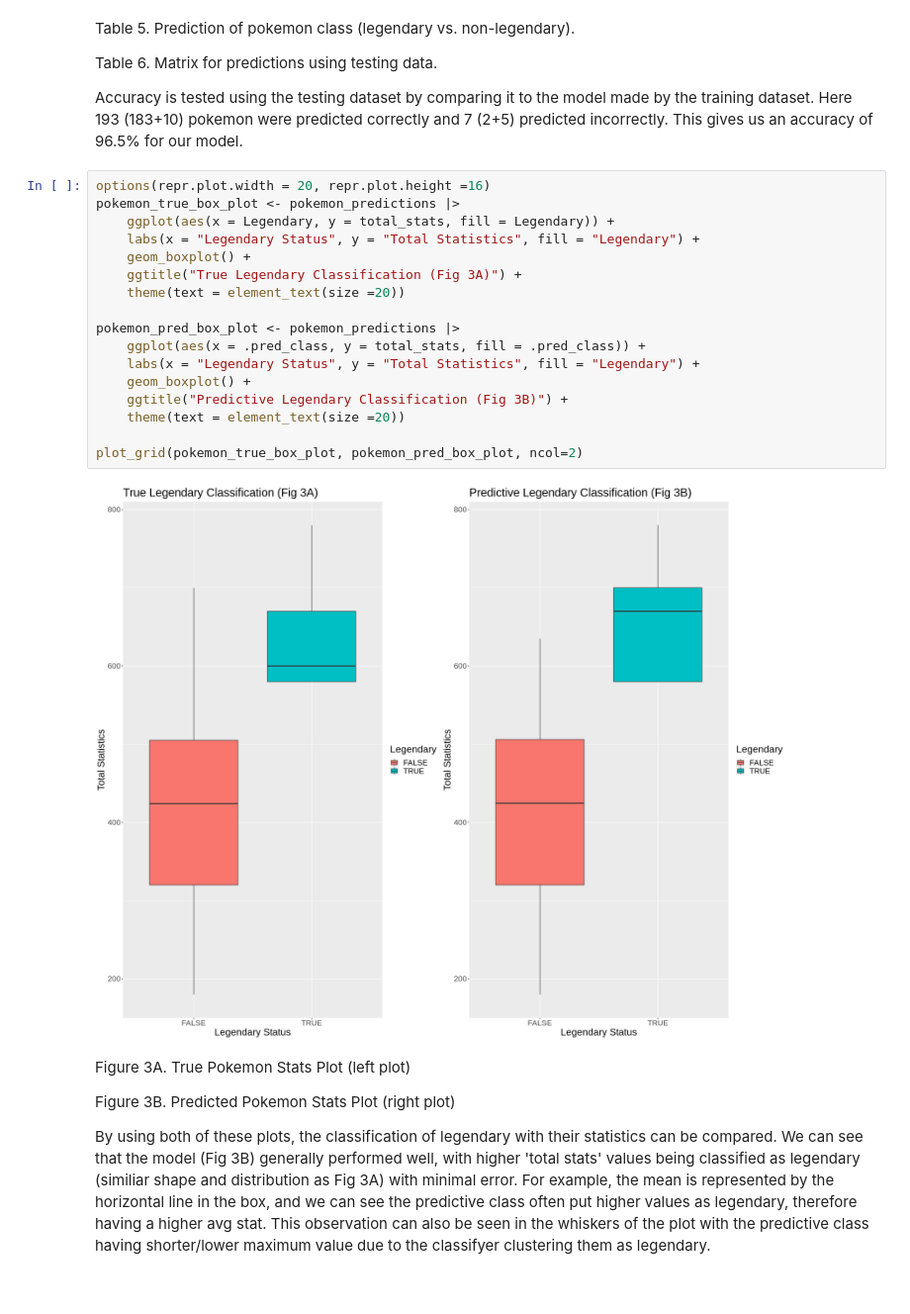
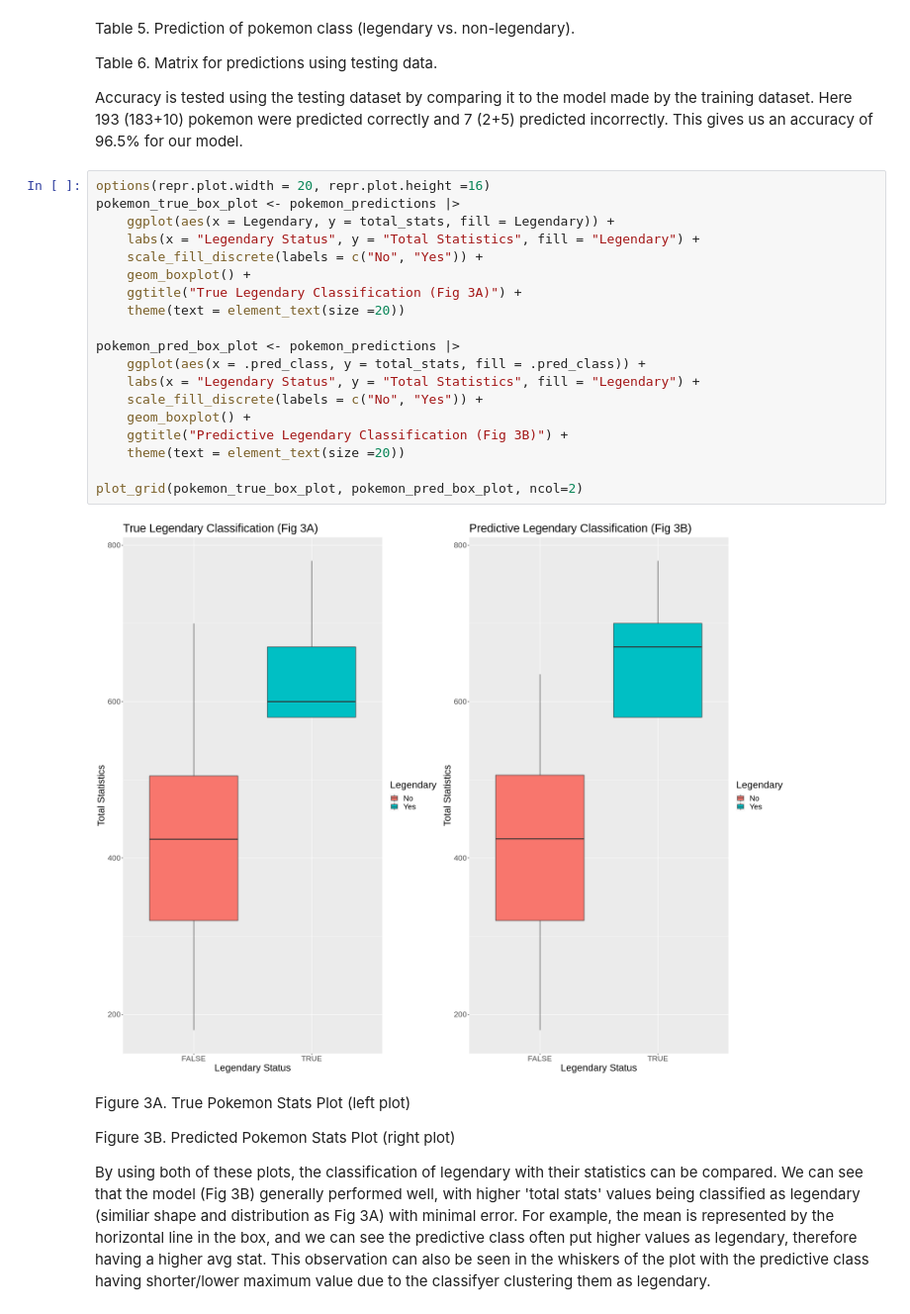
Before and after one commit to dlee03/DSCI_group_project, a Jupyter notebook: groupproject.ipynb, the cells around one changed output. Shown: that part at 99% size. Cells and saved outputs as stored; diff of their text form.

```diff
--- a/groupproject.ipynb
+++ b/groupproject.ipynb
@@ -311,22 +312,24 @@ Accuracy is tested using the testing dataset by comparing it to the model made b
 # %%
 options(repr.plot.width = 20, repr.plot.height =16)
 pokemon_true_box_plot <- pokemon_predictions |>
     ggplot(aes(x = Legendary, y = total_stats, fill = Legendary)) +
     labs(x = "Legendary Status", y = "Total Statistics", fill = "Legendary") +
+    scale_fill_discrete(labels = c("No", "Yes")) +
     geom_boxplot() +
     ggtitle("True Legendary Classification (Fig 3A)") +
     theme(text = element_text(size =20))
 
 pokemon_pred_box_plot <- pokemon_predictions |>
     ggplot(aes(x = .pred_class, y = total_stats, fill = .pred_class)) +
     labs(x = "Legendary Status", y = "Total Statistics", fill = "Legendary") +
+    scale_fill_discrete(labels = c("No", "Yes")) +
     geom_boxplot() +
     ggtitle("Predictive Legendary Classification (Fig 3B)") +
     theme(text = element_text(size =20))
 
 plot_grid(pokemon_true_box_plot, pokemon_pred_box_plot, ncol=2)
 # %% [output]
-[figure, old version]
+[figure, new version]
 # %% [markdown]
 Figure 3A. True Pokemon Stats Plot (left plot)
 
```
Also changed, not shown: parts of 1 cell of this notebook.
